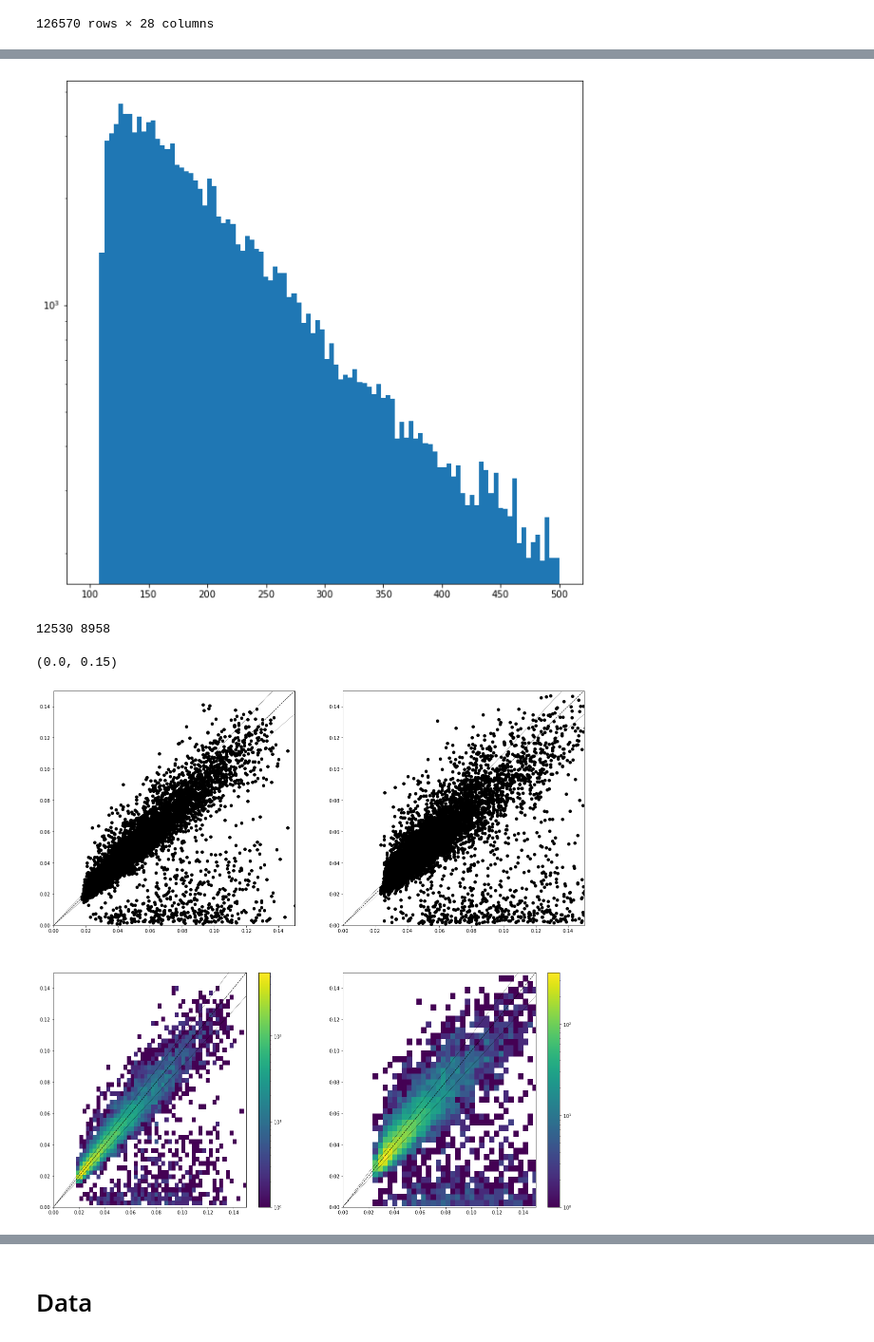
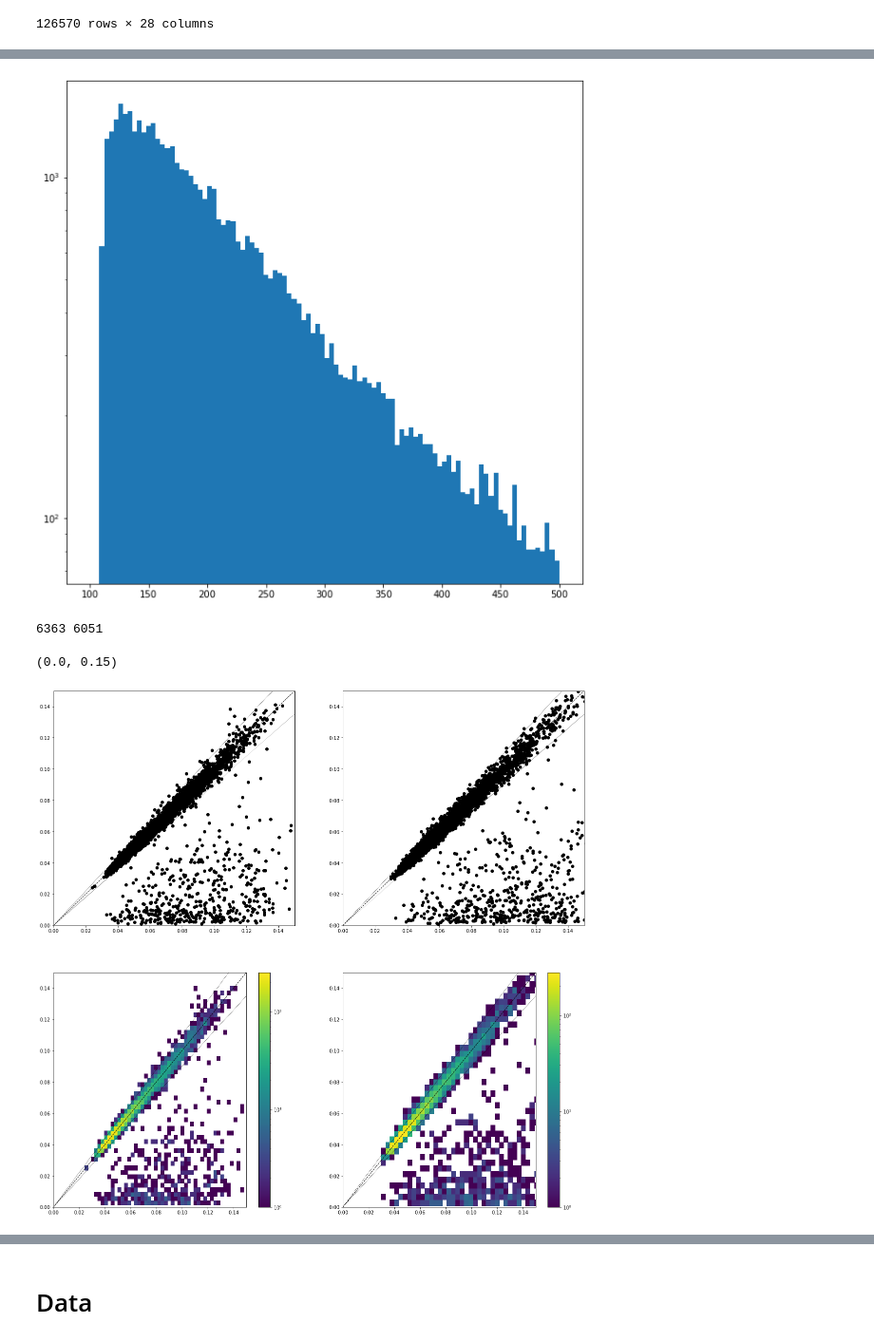
Before and after one commit to antoniovilela/pps-dilepton-analysis-notebook, a Jupyter notebook: Data-Inspection.ipynb, the cells around one changed output, grey strips where cells are left out. Shown at 95% size. Drawn from its saved outputs; the diff is of its cells as text; code cells hidden in the pictures.

```diff
--- a/Data-Inspection.ipynb
+++ b/Data-Inspection.ipynb
@@ -6,6 +6,9 @@ import matplotlib.pyplot as plt
 import mplhep
 from matplotlib.colors import LogNorm
 #plt.style.use(mplhep.style.CMS)
+# %%
+#proton_selection = "SingleRP"
+proton_selection = "MultiRP"
 # %% [markdown]
 # Signal
 # %%
@@ -69,7 +72,7 @@ dtype: int64
 # %%
-msk_invmass = ( df["InvMass"] >= 110. )
-df = df[msk_invmass]
-df
+msk_invmass = ( df_signal["InvMass"] >= 110. )
+df_signal = df_signal[msk_invmass]
+df_signal
 # %% [output]
 |  | Run | LumiSection | BX | EventNum | CrossingAngle | Xi | MultiRP | Arm | RPId1 | RPId2 | ... |
 | 0 | 1.0 | 1.0 | 4.294967e+09 | 3.0 | -999.0 | 0.119066 | 0.0 | -999.0 | 3.0 | -1.0 | ... |
@@ -89,5 +92,11 @@ df
 | 131453 | 1.0 | 225.0 | 4.294967e+09 | 22493.0 | -999.0 | 0.079942 | 0.0 | -999.0 | 23.0 | -1.0 | ... |
 | 131454 | 1.0 | 225.0 | 4.294967e+09 | 22493.0 | -999.0 | 0.073030 | 1.0 | 0.0 | 3.0 | 23.0 | ... |
 126570 rows × 28 columns
+# %%
+df_signal_events = df_signal.set_index( ["Run", "LumiSection", "EventNum"] ).drop( columns=['Xi', 'MultiRP', 'Arm', 'RPId1', 'RPId2', 'TrackX1', 'TrackY1', 'TrackX2', 'TrackY2'] )
+df_signal_events = df_signal_events[ ~df_signal_events.index.duplicated(keep='first') ]
+
+#msk_invmass = ( df_signal_events["InvMass"] >= 110. )
+#df_signal_events = df_signal_events[msk_invmass]
 # %%
 fig = plt.figure( figsize=(10,10) )
@@ -110,46 +119,59 @@ plt.hist( df["ExtraPfCands"], bins=20, range=(0.,20) )
 # %%
 fig = plt.figure( figsize=(10,10) )
-plt.hist( df["InvMass"], bins=100, range=(100.,500) )
+plt.hist( df_signal_events["InvMass"], bins=100, range=(100.,500) )
 plt.yscale( "log" )
 # %% [output]
-[figure, old version]
+[figure, new version]
 # %%
-msk_excl = ( df["InvMass"] >= 110. ) & ( df["Acopl"] <= 0.009 ) & ( df["ExtraPfCands"] <= 1 )
-msk1 = msk_excl & ( df["MultiRP"] == 0) & ( df["RPId1"] == 23 )
-msk2 = msk_excl & ( df["MultiRP"] == 0) & ( df["RPId1"] == 123 )
-#msk1 = msk_excl & ( df["MultiRP"] == 1 ) & ( df["Arm"] == 0 )
-#msk2 = msk_excl & ( df["MultiRP"] == 1 ) & ( df["Arm"] == 1 )
+msk_excl = ( df_signal["InvMass"] >= 110. ) & ( df_signal["Acopl"] <= 0.009 ) & ( df_signal["ExtraPfCands"] <= 1 )
+#msk_excl = ( df_signal["InvMass"] >= 110. ) & ( df_signal["Acopl"] <= 0.009 ) & ( df_signal["ExtraPfCands"] <= 0 )
 
-print ( len(df[ "Xi" ][ msk1 ]), len(df[ "Xi" ][ msk2 ]) )
+#msk1 = msk_excl & ( df_signal["MultiRP"] == 0) & ( df_signal["RPId1"] == 23 )
+#msk2 = msk_excl & ( df_signal["MultiRP"] == 0) & ( df_signal["RPId1"] == 123 )
+#msk1 = msk_excl & ( df_signal["MultiRP"] == 1 ) & ( df_signal["Arm"] == 0 )
+#msk2 = msk_excl & ( df_signal["MultiRP"] == 1 ) & ( df_signal["Arm"] == 1 )
+
+msk1 = None
+msk2 = None
+if proton_selection == "SingleRP":
+    # Single-RP in pixel stations
+    msk1 = msk_excl & ( df_signal["MultiRP"] == 0) & ( df_signal["RPId1"] == 23 )
+    msk2 = msk_excl & ( df_signal["MultiRP"] == 0) & ( df_signal["RPId1"] == 123 )
+elif proton_selection == "MultiRP":
+    # Multi-RP
+    msk1 = msk_excl & ( df_signal["MultiRP"] == 1 ) & ( df_signal["Arm"] == 0 )
+    msk2 = msk_excl & ( df_signal["MultiRP"] == 1 ) & ( df_signal["Arm"] == 1 )
+
+print ( len(df_signal[ "Xi" ][ msk1 ]), len(df_signal[ "Xi" ][ msk2 ]) )
 
 fig, axes = plt.subplots( 2, 2, figsize=(20,20) )
-axes[0,0].plot( df[ "Xi" ][ msk1 ], df[ "XiMuMuPlus" ][ msk1 ], 'ko' )
+axes[0,0].plot( df_signal[ "Xi" ][ msk1 ], df_signal[ "XiMuMuPlus" ][ msk1 ], 'ko' )
 axes[0,0].plot( (0.,0.15), (0.,0.15), 'k--', linewidth=1 )
 axes[0,0].plot( (0.,0.15), (0.,0.90*0.15), 'k:', linewidth=1 )
 axes[0,0].plot( (0.,0.15), (0.,1.10*0.15), 'k:', linewidth=1 )
 axes[0,0].set_xlim(0.,0.15)
 axes[0,0].set_ylim(0.,0.15)
-axes[0,1].plot( df[ "Xi" ][ msk2 ], df[ "XiMuMuMinus" ][ msk2 ], 'ko' )
+axes[0,1].plot( df_signal[ "Xi" ][ msk2 ], df_signal[ "XiMuMuMinus" ][ msk2 ], 'ko' )
 axes[0,1].plot( (0.,0.15), (0.,0.15), 'k--', linewidth=1 )
 axes[0,1].plot( (0.,0.15), (0.,0.90*0.15), 'k:', linewidth=1 )
 axes[0,1].plot( (0.,0.15), (0.,1.10*0.15), 'k:', linewidth=1 )
 axes[0,1].set_xlim(0.,0.15)
 axes[0,1].set_ylim(0.,0.15)
-counts, xedges, yedges, im = axes[1,0].hist2d( df[ "Xi" ][ msk1 ], df[ "XiMuMuPlus" ][ msk1 ], bins=(50,50), norm=LogNorm(), cmap='viridis' )
+counts, xedges, yedges, im = axes[1,0].hist2d( df_signal[ "Xi" ][ msk1 ], df_signal[ "XiMuMuPlus" ][ msk1 ], bins=(50,50), norm=LogNorm(), cmap='viridis' )
 fig.colorbar(im, ax=axes[1,0])
 axes[1,0].plot( (0.,0.15), (0.,0.15), 'k--', linewidth=1 )
 axes[1,0].plot( (0.,0.15), (0.,0.90*0.15), 'k:', linewidth=1 )
 axes[1,0].plot( (0.,0.15), (0.,1.10*0.15), 'k:', linewidth=1 )
 axes[1,0].set_xlim(0.,0.15)
 axes[1,0].set_ylim(0.,0.15)
-counts, xedges, yedges, im = axes[1,1].hist2d( df[ "Xi" ][ msk2 ], df[ "XiMuMuMinus" ][ msk2 ], bins=(50,50), norm=LogNorm(), cmap='viridis' )
+counts, xedges, yedges, im = axes[1,1].hist2d( df_signal[ "Xi" ][ msk2 ], df_signal[ "XiMuMuMinus" ][ msk2 ], bins=(50,50), norm=LogNorm(), cmap='viridis' )
 fig.colorbar(im, ax=axes[1,1])
 axes[1,1].plot( (0.,0.15), (0.,0.15), 'k--', linewidth=1 )
 axes[1,1].plot( (0.,0.15), (0.,0.90*0.15), 'k:', linewidth=1 )
 axes[1,1].plot( (0.,0.15), (0.,1.10*0.15), 'k:', linewidth=1 )
 axes[1,1].set_xlim(0.,0.15)
 axes[1,1].set_ylim(0.,0.15)
 # %% [output]
-12530 8958
+6363 6051
 (0.0, 0.15)
-[figure, old version]
+[figure, new version]
```
Also changed, not shown: parts of 28 cells of this notebook, 8 other files.
